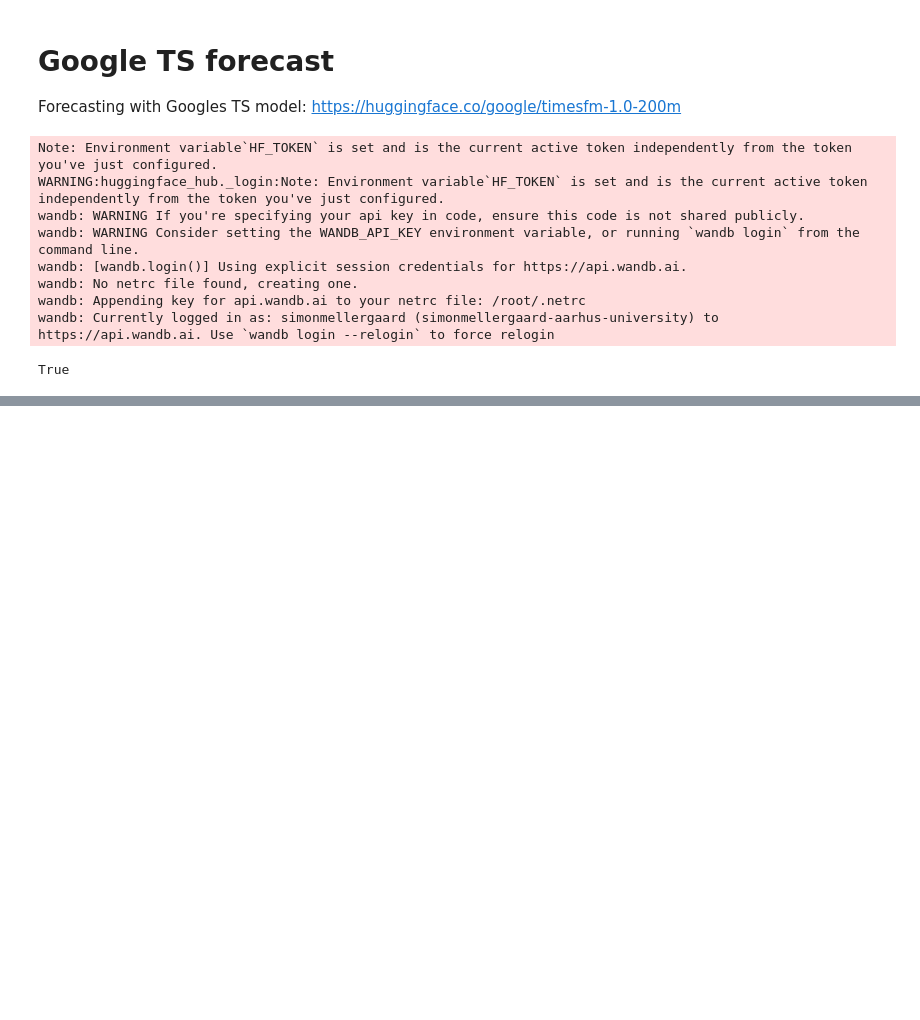
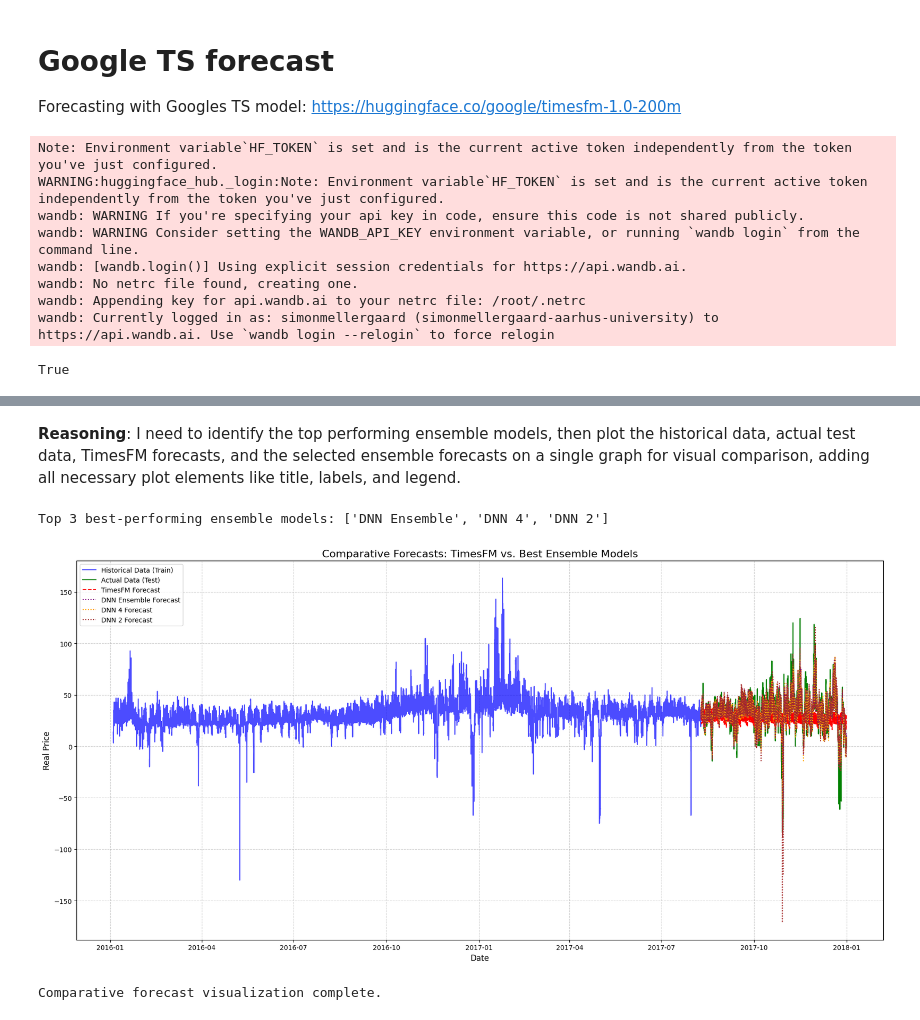
Before and after one commit to Maziger/Laksegate-master-thesis, a Jupyter notebook: POC/huggingface_models.ipynb, the cells around one changed output, grey strips where cells are left out. Drawn from its saved outputs; the diff is of its cells as text; code cells hidden in the pictures; blank space fills up the shorter version.

```diff
--- a/POC/huggingface_models.ipynb
+++ b/POC/huggingface_models.ipynb
@@ -165,0 +326,7 @@ ModuleNotFoundError: No module named 'timesfm'
+# %%
+point_forecasts, _ = model.forecast(
+    horizon=forecast_horizon,
+    inputs=preprocessed_data,
+)
+
+print(f"Shape of generated point forecasts: {point_forecasts.shape}")
@@ -165,0 +502,53 @@ ModuleNotFoundError: No module named 'timesfm'
+# %% [markdown]
+**Reasoning**:
+I need to identify the top performing ensemble models, then plot the historical data, actual test data, TimesFM forecasts, and the selected ensemble forecasts on a single graph for visual comparison, adding all necessary plot elements like title, labels, and legend.
+# %%
+import matplotlib.pyplot as plt
+
+# 1. Identify the top 2-3 best-performing ensemble models
+# mae_df is already sorted by MAE in ascending order. We will pick the top 3 ensemble models.
+top_ensemble_models = mae_df[mae_df['Model'] != 'TimesFM']['Model'].head(3).tolist()
+print(f"Top 3 best-performing ensemble models: {top_ensemble_models}")
+
+# 2. Create a new figure and axes for the plot
+plt.figure(figsize=(18, 9))
+
+# 3. Plot historical 'Real price' data
+plt.plot(train_time_index, train['Real price'], label='Historical Data (Train)', color='blue', alpha=0.7)
+
+# 4. Plot actual 'Real price' data from the test DataFrame
+plt.plot(test_time_index, test['Real price'], label='Actual Data (Test)', color='green')
+
+# 5. Plot the TimesFM forecasts
+plt.plot(test_time_index, point_forecasts[0], label='TimesFM Forecast', color='red', linestyle='--')
+
+# 6. For each of the selected best-performing ensemble models, plot their forecasts
+colors = ['purple', 'orange', 'brown'] # Assign different colors for clarity
+for i, model_name in enumerate(top_ensemble_models):
+    ensemble_forecast_values = df_ensembles.loc[test.index, model_name].to_numpy()
+    plt.plot(test_time_index, ensemble_forecast_values, label=f'{model_name} Forecast', color=colors[i], linestyle=':')
+
+# 7. Add a title
+plt.title('Comparative Forecasts: TimesFM vs. Best Ensemble Models', fontsize=16)
+
+# 8. Label the x-axis and y-axis
+plt.xlabel('Date', fontsize=12)
+plt.ylabel('Real Price', fontsize=12)
+
+# 9. Add a legend
+plt.legend(fontsize=10, loc='upper left')
+
+# 10. Add a grid
+plt.grid(True, linestyle='--', alpha=0.6)
+
+# 11. Use plt.tight_layout()
+plt.tight_layout()
+
+# 12. Display the plot
+plt.show()
+
+print("Comparative forecast visualization complete.")
+# %% [output]
+Top 3 best-performing ensemble models: ['DNN Ensemble', 'DNN 4', 'DNN 2']
+[figure, added]
+Comparative forecast visualization complete.
```
Also changed, not shown: parts of 44 cells of this notebook.
